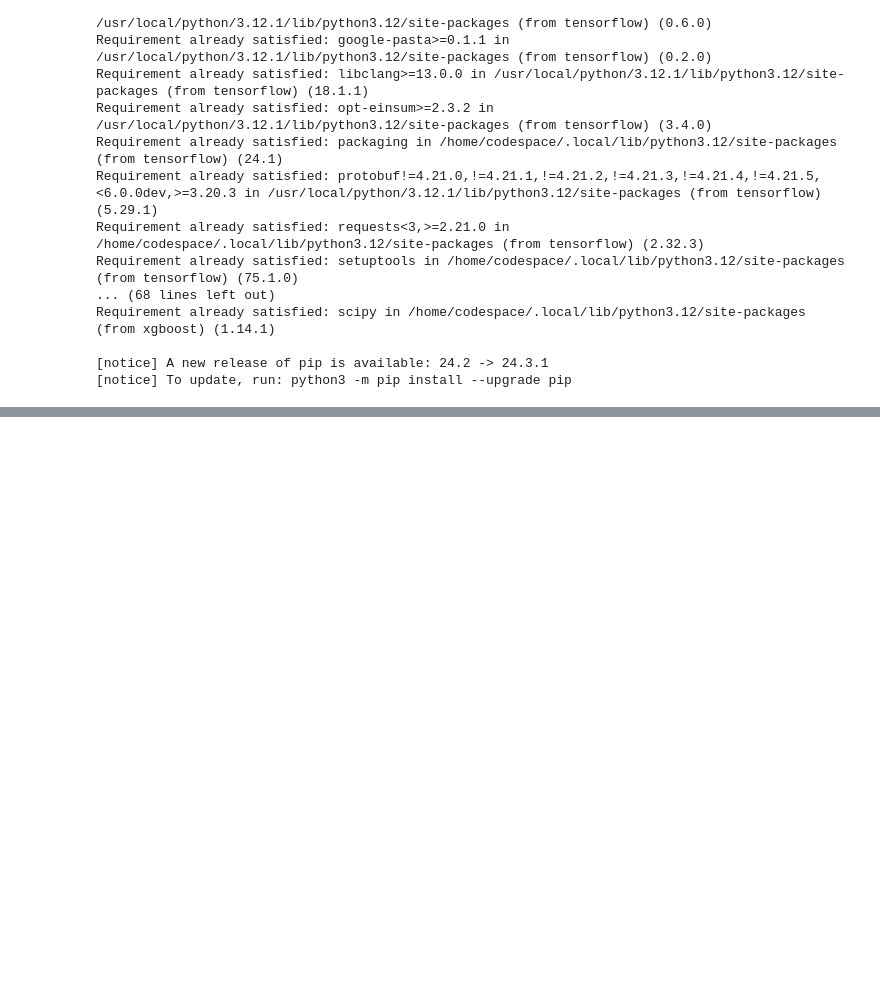
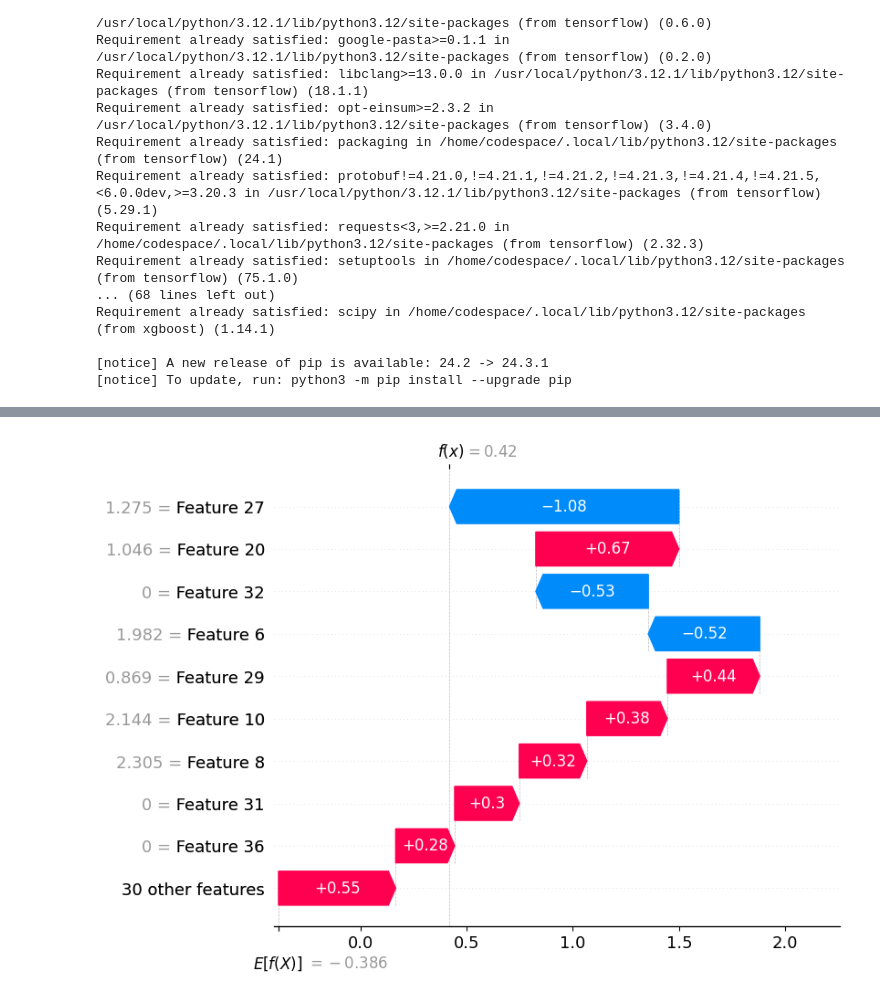
Before and after one commit to radhika2026/Patient-Readmit-Prediction, a Jupyter notebook: Novel_Model.ipynb, the cells around one changed output, grey strips where cells are left out. Drawn from its saved outputs; the diff is of its cells as text; code cells hidden in the pictures; blank space fills up the shorter version.

```diff
--- a/Novel_Model.ipynb
+++ b/Novel_Model.ipynb
@@ -187,0 +259,21 @@ AUC-ROC: 0.93
+# %%
+single_index = 0
+shap.waterfall_plot(shap_values[single_index])
+
+lime_explainer = LimeTabularExplainer(
+    training_data=X_train_encoded,
+    feature_names=X.columns.tolist(),
+    class_names=["Not Readmitted", "Readmitted"],
+    mode='classification'
+)
+
+instance_to_explain = X_test_encoded[single_index]
+
+lime_exp = lime_explainer.explain_instance(
+    data_row=instance_to_explain,
+    predict_fn=best_xgb.predict_proba
+)
+
+lime_exp.show_in_notebook()
+# %% [output]
+[figure, added]
```
Also changed, not shown: parts of 9 cells of this notebook.
